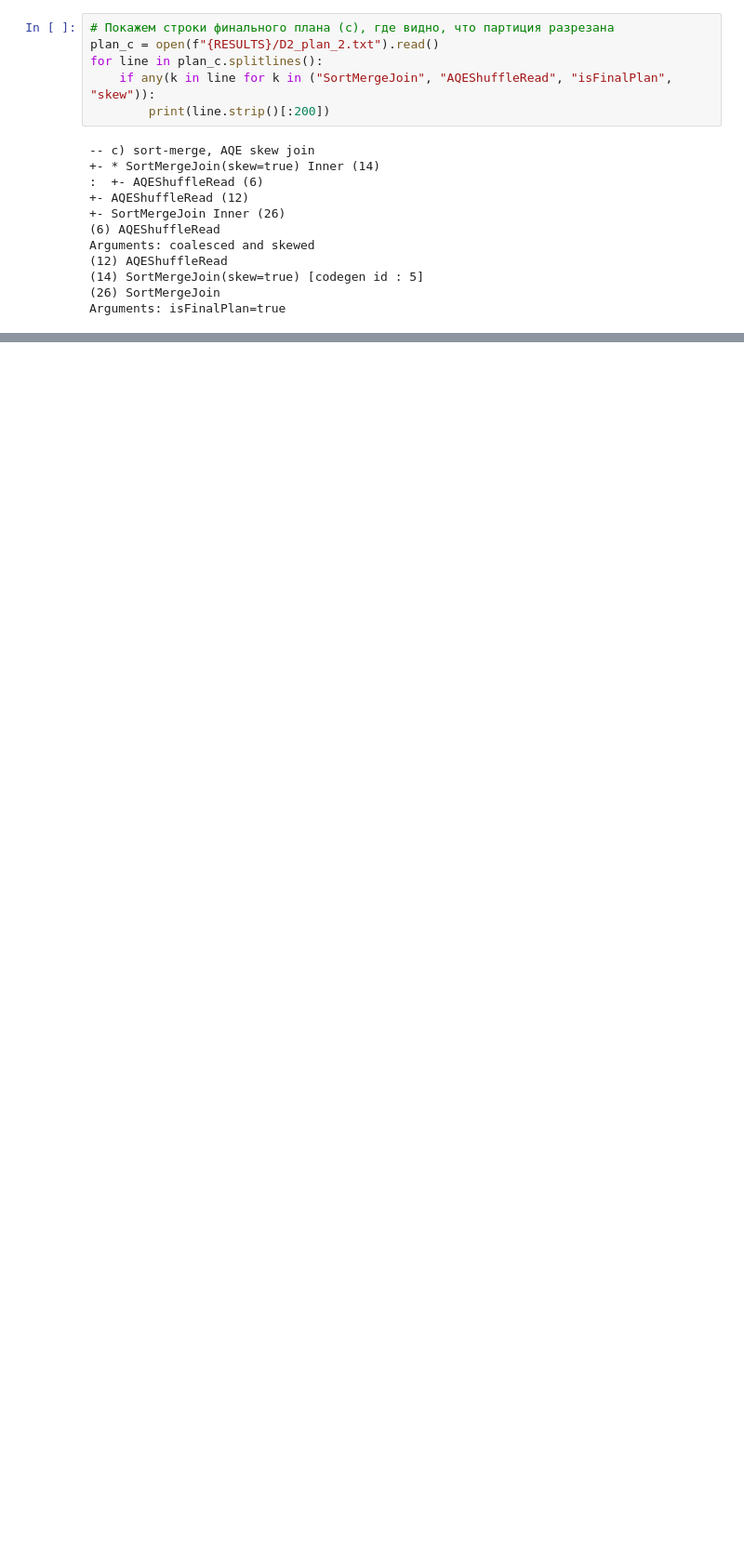
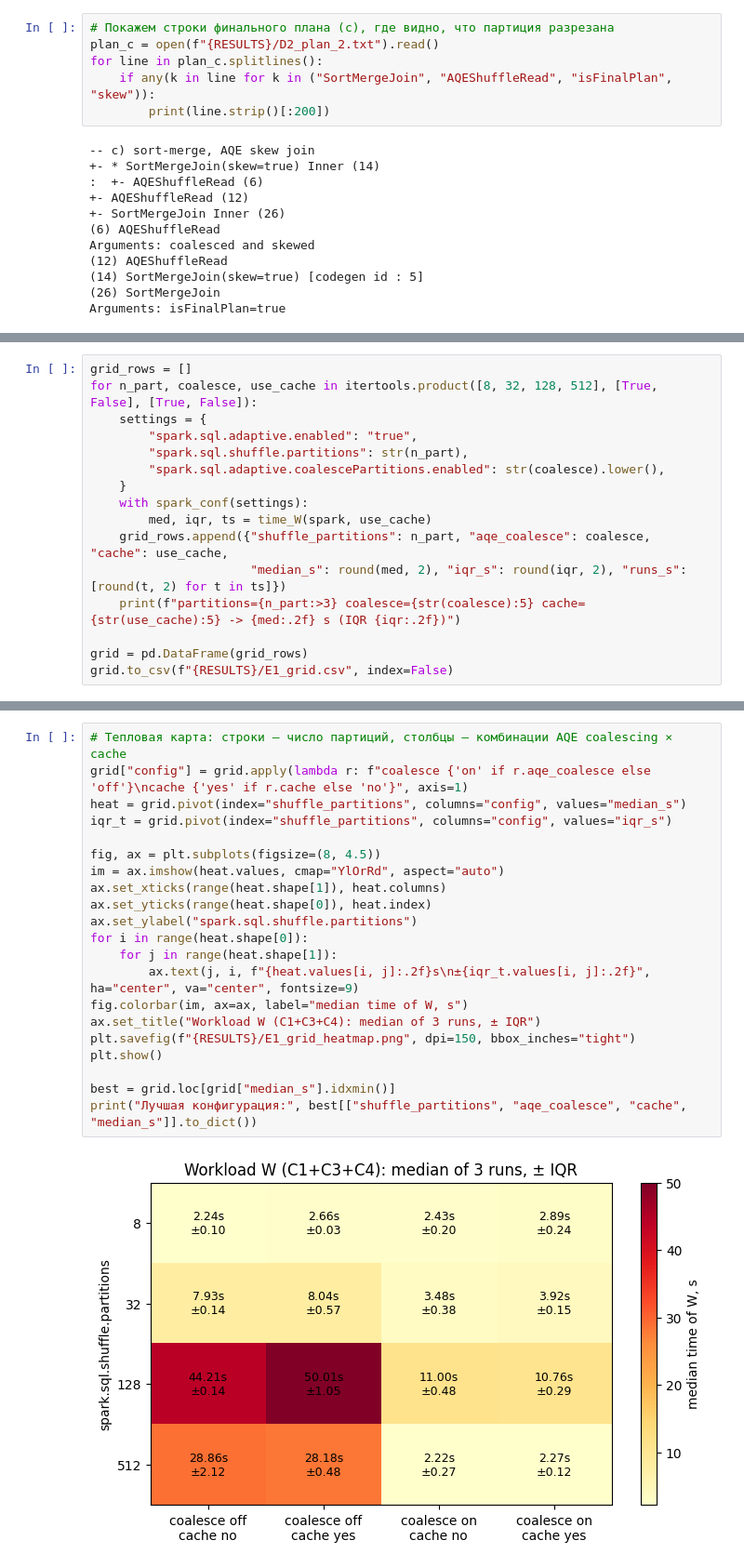
Before and after one commit to danaibaidullina/shopstream-spark, a Jupyter notebook: ibaidullina.ipynb, the cells around one changed output, grey strips where cells are left out. Shown at 93% size. Drawn from its saved outputs; the diff is of its cells as text; blank space fills up the shorter version.

Commit message:
Part E: partitions x AQE x cache grid, core scaling and Amdahl fit

```diff
--- a/ibaidullina.ipynb
+++ b/ibaidullina.ipynb
@@ -1121,0 +1157,16 @@ Arguments: isFinalPlan=true
+# %%
+grid_rows = []
+for n_part, coalesce, use_cache in itertools.product([8, 32, 128, 512], [True, False], [True, False]):
+    settings = {
+        "spark.sql.adaptive.enabled": "true",
+        "spark.sql.shuffle.partitions": str(n_part),
+        "spark.sql.adaptive.coalescePartitions.enabled": str(coalesce).lower(),
+    }
+    with spark_conf(settings):
+        med, iqr, ts = time_W(spark, use_cache)
+    grid_rows.append({"shuffle_partitions": n_part, "aqe_coalesce": coalesce, "cache": use_cache,
+                      "median_s": round(med, 2), "iqr_s": round(iqr, 2), "runs_s": [round(t, 2) for t in ts]})
+    print(f"partitions={n_part:>3} coalesce={str(coalesce):5} cache={str(use_cache):5} -> {med:.2f} s (IQR {iqr:.2f})")
+
+grid = pd.DataFrame(grid_rows)
+grid.to_csv(f"{RESULTS}/E1_grid.csv", index=False)
@@ -1121,0 +1190,23 @@ Arguments: isFinalPlan=true
+# %%
+# Тепловая карта: строки — число партиций, столбцы — комбинации AQE coalescing × cache
+grid["config"] = grid.apply(lambda r: f"coalesce {'on' if r.aqe_coalesce else 'off'}\ncache {'yes' if r.cache else 'no'}", axis=1)
+heat = grid.pivot(index="shuffle_partitions", columns="config", values="median_s")
+iqr_t = grid.pivot(index="shuffle_partitions", columns="config", values="iqr_s")
+
+fig, ax = plt.subplots(figsize=(8, 4.5))
+im = ax.imshow(heat.values, cmap="YlOrRd", aspect="auto")
+ax.set_xticks(range(heat.shape[1]), heat.columns)
+ax.set_yticks(range(heat.shape[0]), heat.index)
+ax.set_ylabel("spark.sql.shuffle.partitions")
+for i in range(heat.shape[0]):
+    for j in range(heat.shape[1]):
+        ax.text(j, i, f"{heat.values[i, j]:.2f}s\n±{iqr_t.values[i, j]:.2f}", ha="center", va="center", fontsize=9)
+fig.colorbar(im, ax=ax, label="median time of W, s")
+ax.set_title("Workload W (C1+C3+C4): median of 3 runs, ± IQR")
+plt.savefig(f"{RESULTS}/E1_grid_heatmap.png", dpi=150, bbox_inches="tight")
+plt.show()
+
+best = grid.loc[grid["median_s"].idxmin()]
+print("Лучшая конфигурация:", best[["shuffle_partitions", "aqe_coalesce", "cache", "median_s"]].to_dict())
+# %% [output]
+[figure, added]
```
Also changed, not shown: parts of 10 cells of this notebook, 4 other files.
